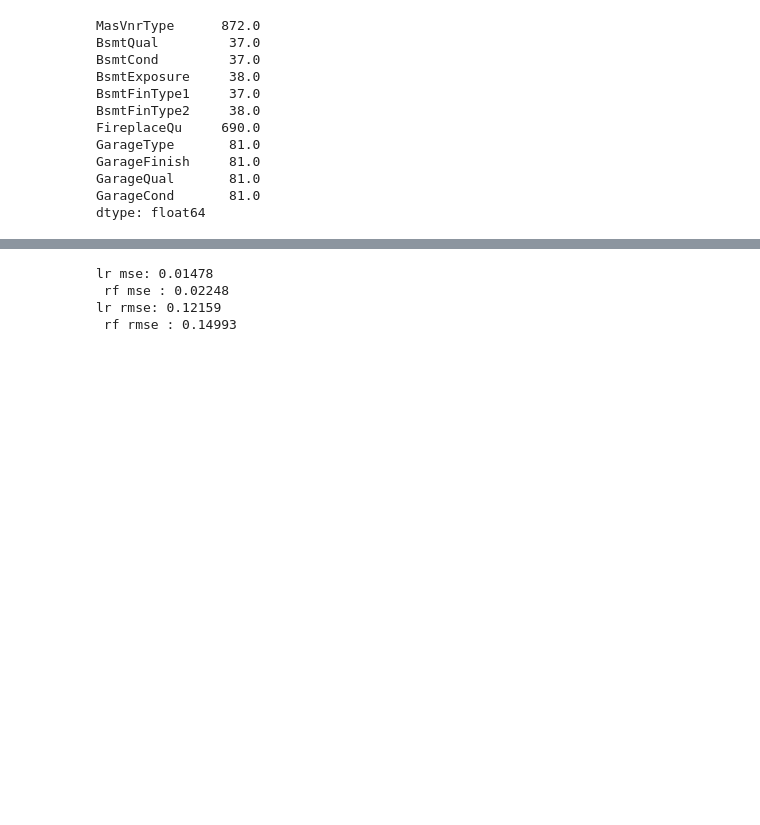
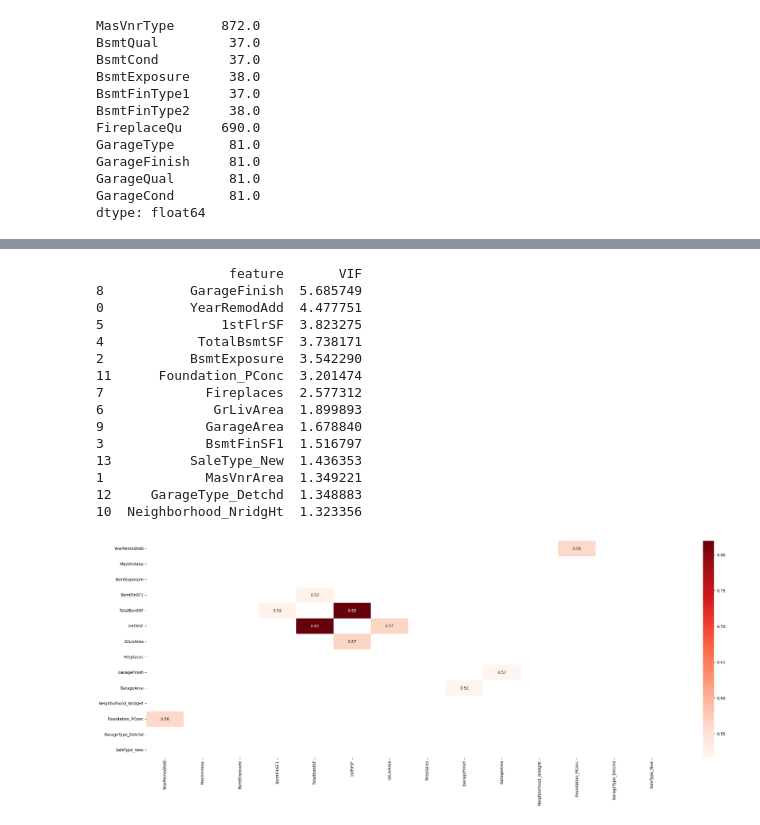
Before and after one commit to dosedaf/kaggle-comp, a Jupyter notebook: house-prices/main.ipynb, the cells around one changed output, grey strips where cells are left out. Cells and saved outputs as stored; diff of their text form; code cells hidden in the pictures; blank space fills up the shorter version.

```diff
--- a/house-prices/main.ipynb
+++ b/house-prices/main.ipynb
@@ -407,31 +358,44 @@ lr rmse: 29314.069
-# %%
-from sklearn.linear_model import LinearRegression
-from sklearn.ensemble import RandomForestRegressor
-from sklearn.metrics import mean_squared_error
-import numpy as np
-
-# log-transform target
-y_train_log = np.log1p(y_train)
-y_test_log = np.log1p(y_test)
-
-lr = LinearRegression()
-lr.fit(X_train, y_train_log)
-lr_pred_log = lr.predict(X_test)
-
-rf = RandomForestRegressor(random_state=42)
-rf.fit(X_train, y_train_log)
-rf_pred_log = rf.predict(X_test)
-
-lr_rmse = np.sqrt(mean_squared_error(y_test_log, lr_pred_log))
-rf_rmse = np.sqrt(mean_squared_error(y_test_log, rf_pred_log))
-
-lr_mse = mean_squared_error(y_test_log, lr_pred_log)
-rf_mse = mean_squared_error(y_test_log, rf_pred_log)
-
-print(f"lr mse: {lr_mse:.5f}\n rf mse : {rf_mse:.5f}")
-print(f"lr rmse: {lr_rmse:.5f}\n rf rmse : {rf_rmse:.5f}")
-# %% [output]
-lr mse: 0.01478
- rf mse : 0.02248
-lr rmse: 0.12159
- rf rmse : 0.14993
+# %%
+from statsmodels.stats.outliers_influence import variance_inflation_factor
+
+vif_data = X[support].copy()
+vif_data.drop(columns=['BsmtQual', 'KitchenQual', 'ExterQual', 'OverallQual', 'GarageCars', 'TotRmsAbvGrd', 'YearBuilt', 'HeatingQC', 'FireplaceQu', 'FullBath', 'GarageYrBlt'], inplace=True)
+# vif_data.drop(columns=['2ndFlrSF', 'GrLivArea'], inplace=True)
+vifed = vif_data.columns
+
+vif = pd.DataFrame()
+vif['feature'] = vif_data.columns
+
+vif["VIF"] = [variance_inflation_factor(vif_data.values, i)
+                          for i in range(len(vif_data.columns))]
+
+# OverallQual
+print(vif.sort_values(by='VIF', ascending=False))
+
+corr_matrix = vif_data.corr().abs()
+
+# change this value as needed, if 0.5 does not work for your scenario
+threshold = 0.5
+
+filtered_corr_df = corr_matrix[(corr_matrix >= threshold) & (corr_matrix != 1.000)]
+
+plt.figure(figsize=(30,10))
+sns.heatmap(filtered_corr_df, annot=True, cmap="Reds")
+plt.show()
+# %% [output]
+                 feature       VIF
+8           GarageFinish  5.685749
+0           YearRemodAdd  4.477751
+5               1stFlrSF  3.823275
+4            TotalBsmtSF  3.738171
+2           BsmtExposure  3.542290
+11      Foundation_PConc  3.201474
+7             Fireplaces  2.577312
+6              GrLivArea  1.899893
+9             GarageArea  1.678840
+3             BsmtFinSF1  1.516797
+13          SaleType_New  1.436353
+1             MasVnrArea  1.349221
+12     GarageType_Detchd  1.348883
+10  Neighborhood_NridgHt  1.323356
+[figure, added]
```
Also changed, not shown: parts of 24 cells of this notebook, 9 other files.
